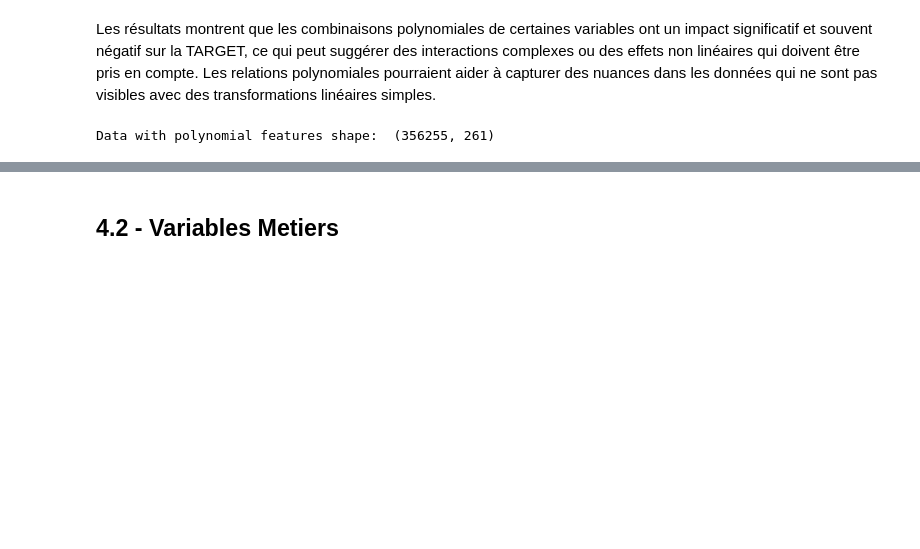
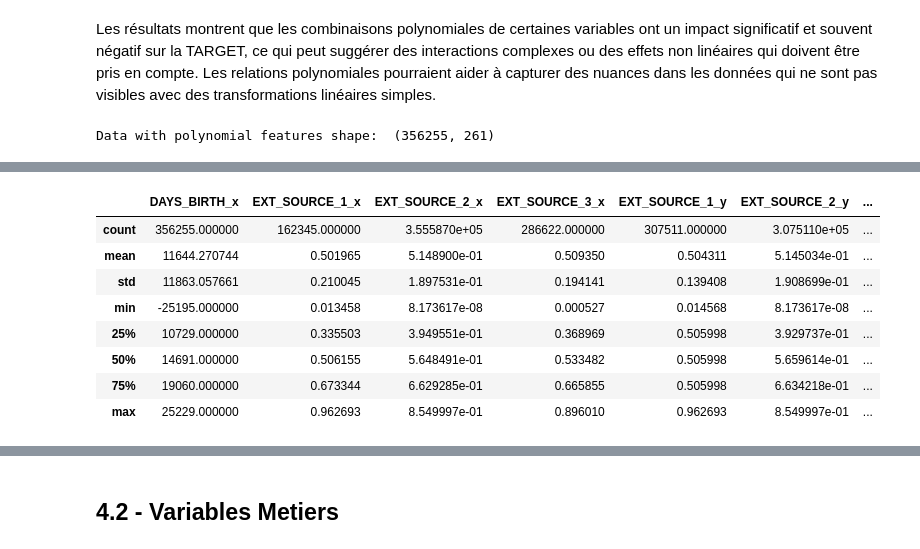
Before and after one commit to GaryMauger/P7_implementer_modele_scoring, a Jupyter notebook: Projet_7.ipynb, the cells around one changed output, grey strips where cells are left out. Cells and saved outputs as stored; diff of their text form; code cells hidden in the pictures; blank space fills up the shorter version.

```diff
--- a/Projet_7.ipynb
+++ b/Projet_7.ipynb
@@ -2274,3 +2489,22 @@ Nombre de nouvelles caractéristiques polynomiales ajoutées : 71
+# %%
+# Filtrer les colonnes d'intérêt
+columns_of_interest = [col for col in df_data_3.columns if col.startswith(('EXT_SOURCE_1', 'EXT_SOURCE_2', 'EXT_SOURCE_3', 'DAYS_BIRTH', 'TARGET'))]
+
+# Obtenir les statistiques descriptives des colonnes d'intérêt
+df_data_3_describe = df_data_3[columns_of_interest].describe()
+
+# Afficher les statistiques descriptives
+df_data_3_describe
+# %% [output]
+|  | DAYS_BIRTH_x | EXT_SOURCE_1_x | EXT_SOURCE_2_x | EXT_SOURCE_3_x | EXT_SOURCE_1_y | EXT_SOURCE_2_y | ... |
+| count | 356255.000000 | 162345.000000 | 3.555870e+05 | 286622.000000 | 307511.000000 | 3.075110e+05 | ... |
+| mean | 11644.270744 | 0.501965 | 5.148900e-01 | 0.509350 | 0.504311 | 5.145034e-01 | ... |
+| std | 11863.057661 | 0.210045 | 1.897531e-01 | 0.194141 | 0.139408 | 1.908699e-01 | ... |
+| min | -25195.000000 | 0.013458 | 8.173617e-08 | 0.000527 | 0.014568 | 8.173617e-08 | ... |
+| 25% | 10729.000000 | 0.335503 | 3.949551e-01 | 0.368969 | 0.505998 | 3.929737e-01 | ... |
+| 50% | 14691.000000 | 0.506155 | 5.648491e-01 | 0.533482 | 0.505998 | 5.659614e-01 | ... |
+| 75% | 19060.000000 | 0.673344 | 6.629285e-01 | 0.665855 | 0.505998 | 6.634218e-01 | ... |
+| max | 25229.000000 | 0.962693 | 8.549997e-01 | 0.896010 | 0.962693 | 8.549997e-01 | ... |
 # %%
 df_data_3.head()
 # %% [output]
```
Also changed, not shown: parts of 15 cells of this notebook.
